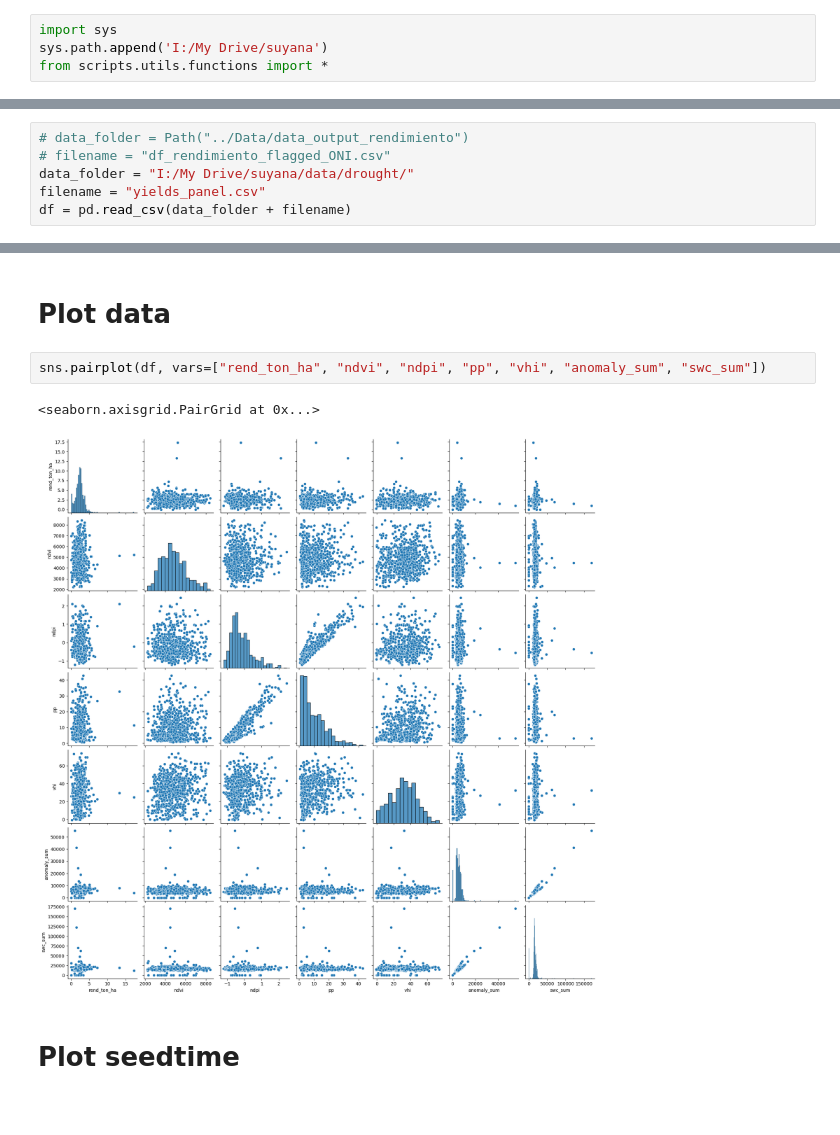
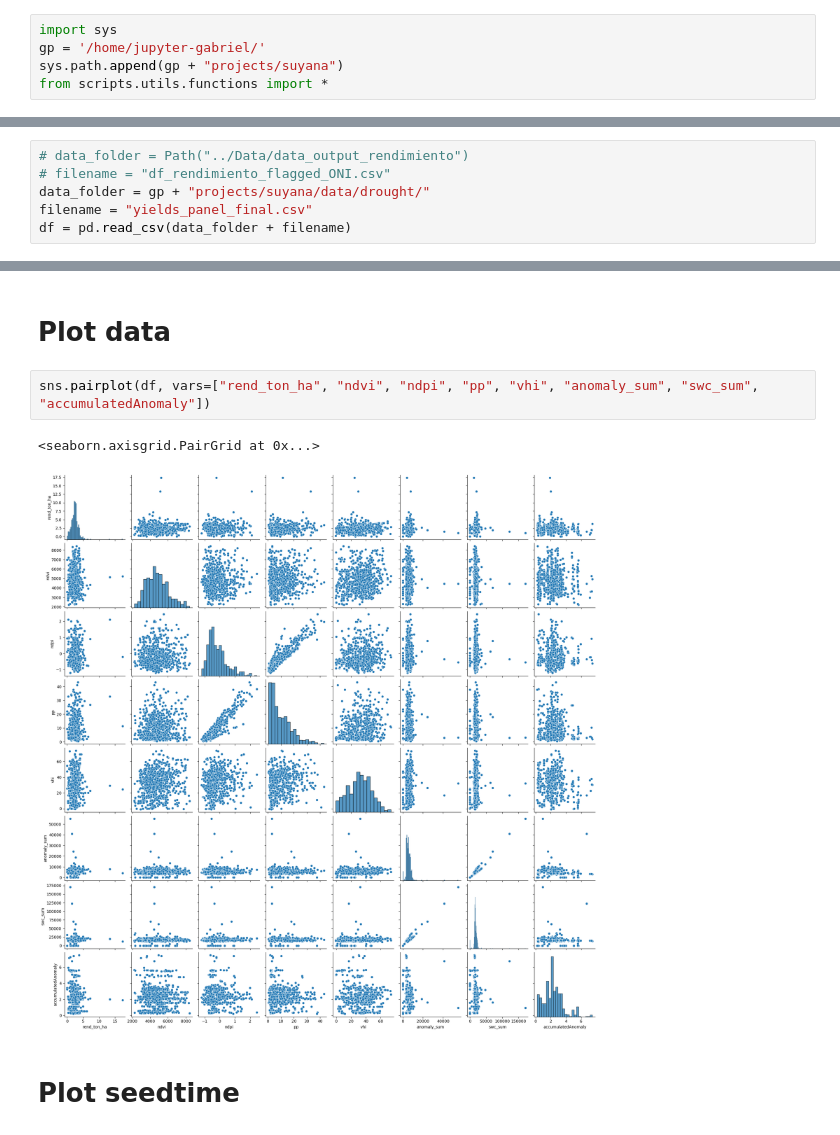
Before and after one commit to gaguilarc98/suyana, a Jupyter notebook: scripts/drought/01_regressions_test.ipynb, the cells around one changed output, grey strips where cells are left out. Saved outputs shown, nothing was run; the diff lists cells and outputs as text.

Commit message:
update cleaning data pipeline

```diff
--- a/scripts/drought/01_regressions_test.ipynb
+++ b/scripts/drought/01_regressions_test.ipynb
@@ -2,15 +2,16 @@
 # Regressions
 # %%
 import sys
-sys.path.append('I:/My Drive/suyana')
+gp = '/home/jupyter-gabriel/'
+sys.path.append(gp + "projects/suyana")
 from scripts.utils.functions import *
 # %% [markdown]
 # Load data
 # %%
 # data_folder = Path("../Data/data_output_rendimiento")
 # filename = "df_rendimiento_flagged_ONI.csv"
-data_folder = "I:/My Drive/suyana/data/drought/"
-filename = "yields_panel.csv"
+data_folder = gp + "projects/suyana/data/drought/"
+filename = "yields_panel_final.csv"
 df = pd.read_csv(data_folder + filename)
 # %% [markdown]
 # Explore Data in file
@@ -91,10 +92,10 @@ df.groupby('yr').agg(n = ('yr','count'))
 # %% [markdown]
 # Plot data
 # %%
-sns.pairplot(df, vars=["rend_ton_ha", "ndvi", "ndpi", "pp", "vhi", "anomaly_sum", "swc_sum"])
+sns.pairplot(df, vars=["rend_ton_ha", "ndvi", "ndpi", "pp", "vhi", "anomaly_sum", "swc_sum", "accumulatedAnomaly"])
 # %% [output]
 <seaborn.axisgrid.PairGrid at 0x...>
-[figure, old version]
+[figure, new version]
 # %% [markdown]
 # Plot seedtime
 # %%
```
Also changed, not shown: parts of 14 cells of this notebook, 6 other files.
